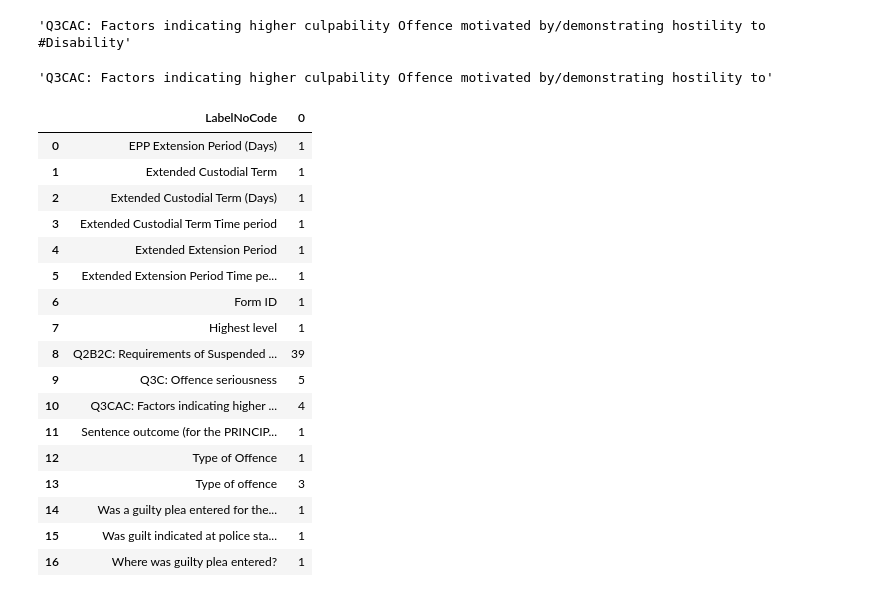
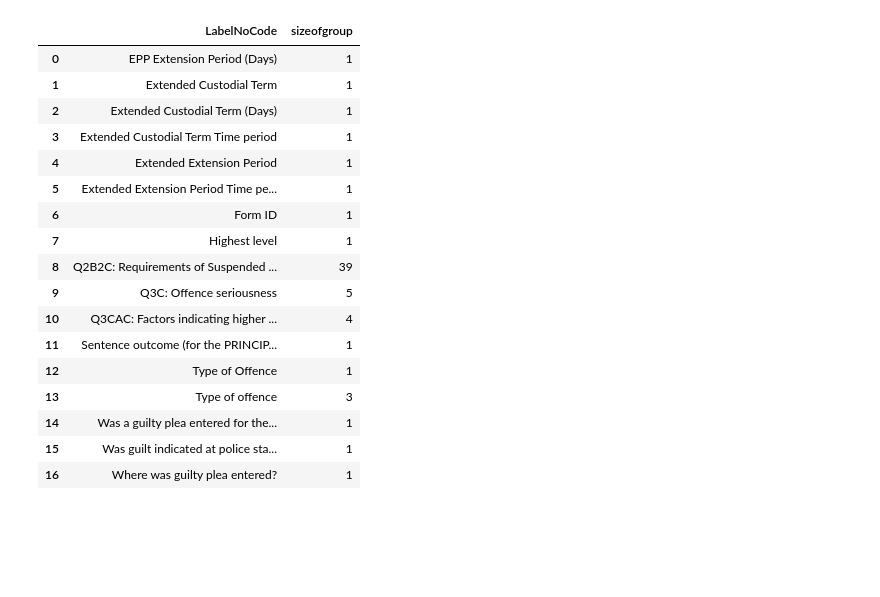
Before and after one commit to RobinL/updatemetadatabase, a Jupyter notebook: Detect new variables.ipynb, the cells around one changed output. Drawn from its saved outputs; the diff is of its cells as text; code cells hidden in the pictures; blank space fills up the shorter version.

```diff
--- a/Detect new variables.ipynb
+++ b/Detect new variables.ipynb
@@ -12,6 +34,7 @@ import pandas as pd
 import pandas.io.sql as sql
 pd.set_option('display.height', 500)
 pd.set_option('display.max_rows', 500)
+pd.set_option('display.max_colwidth', 500)
 # %%
 #Import the list variables in the new datasets
 src =r"variablenamesandformats/List of variables in forms.xls"
@@ -44,5 +48,5 @@ olddf
 # %%
-#concatenate the two datasetsei
+#concatenate the two datasets
 alldf = pd.concat([olddf, newdf])
 distinctnewvars = alldf.groupby(["Variable","Label"]).size().reset_index()
-distinctnewvars.head()
+distinctnewvars =distinctnewvars.rename(columns= {0: "shouldbe1"})
@@ -68,15 +65,9 @@ labelgroups = distinctnewvars.groupby("LabelNoCode").size().reset_index()
-# %%
-distinctnewvars.iloc[2,1]
-# %% [output]
-'Q3CAC: Factors indicating higher culpability Offence motivated by/demonstrating hostility to #Disability'
-# %%
-distinctnewvars.iloc[2,3]
-# %% [output]
-'Q3CAC: Factors indicating higher culpability Offence motivated by/demonstrating hostility to'
 # %%
 groups = distinctnewvars.groupby("LabelNoCode").size().reset_index()
+groups =groups.rename(columns= {0: "sizeofgroup"})
+groups
 # %% [output]
-|  | LabelNoCode | 0 |
+|  | LabelNoCode | sizeofgroup |
 | 0 | EPP Extension Period (Days) | 1 |
 | 1 | Extended Custodial Term | 1 |
 | 2 | Extended Custodial Term (Days) | 1 |
```
Also changed, not shown: parts of 16 cells of this notebook.
